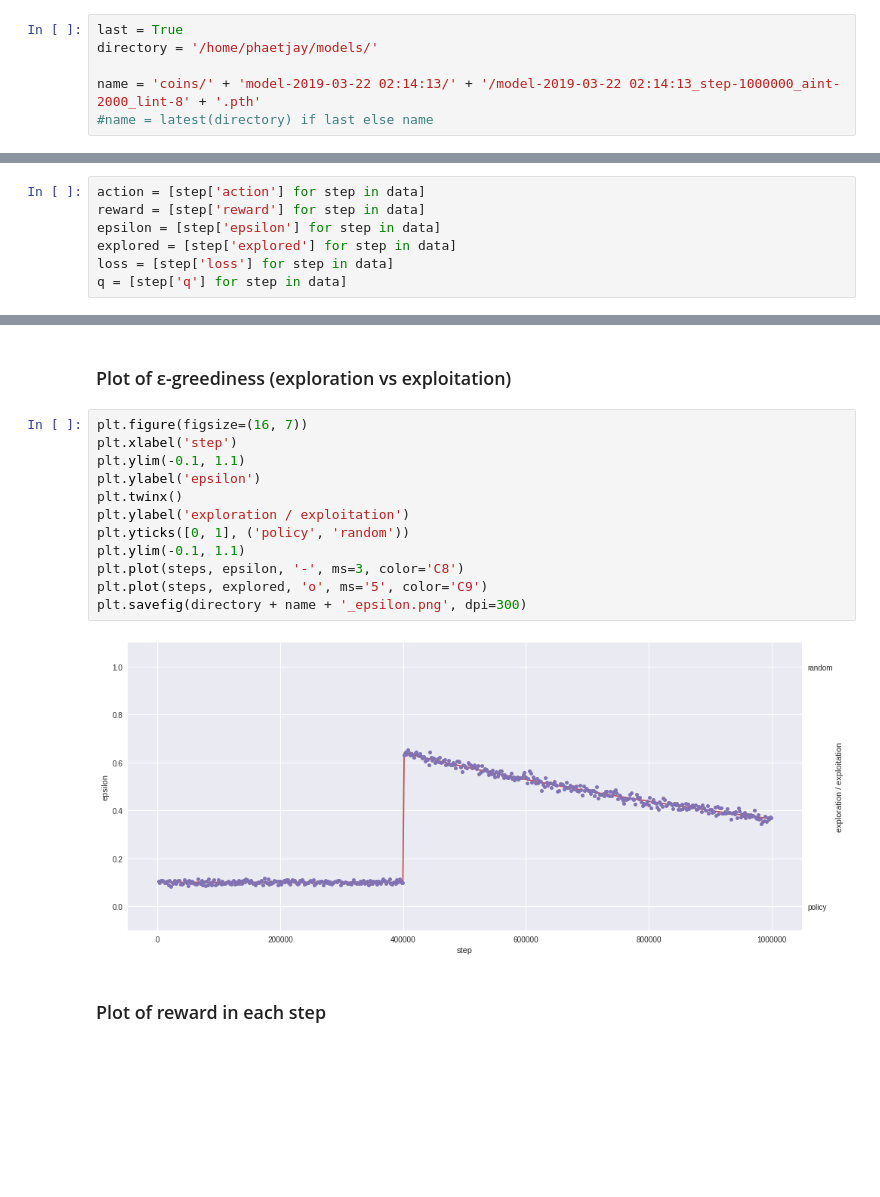
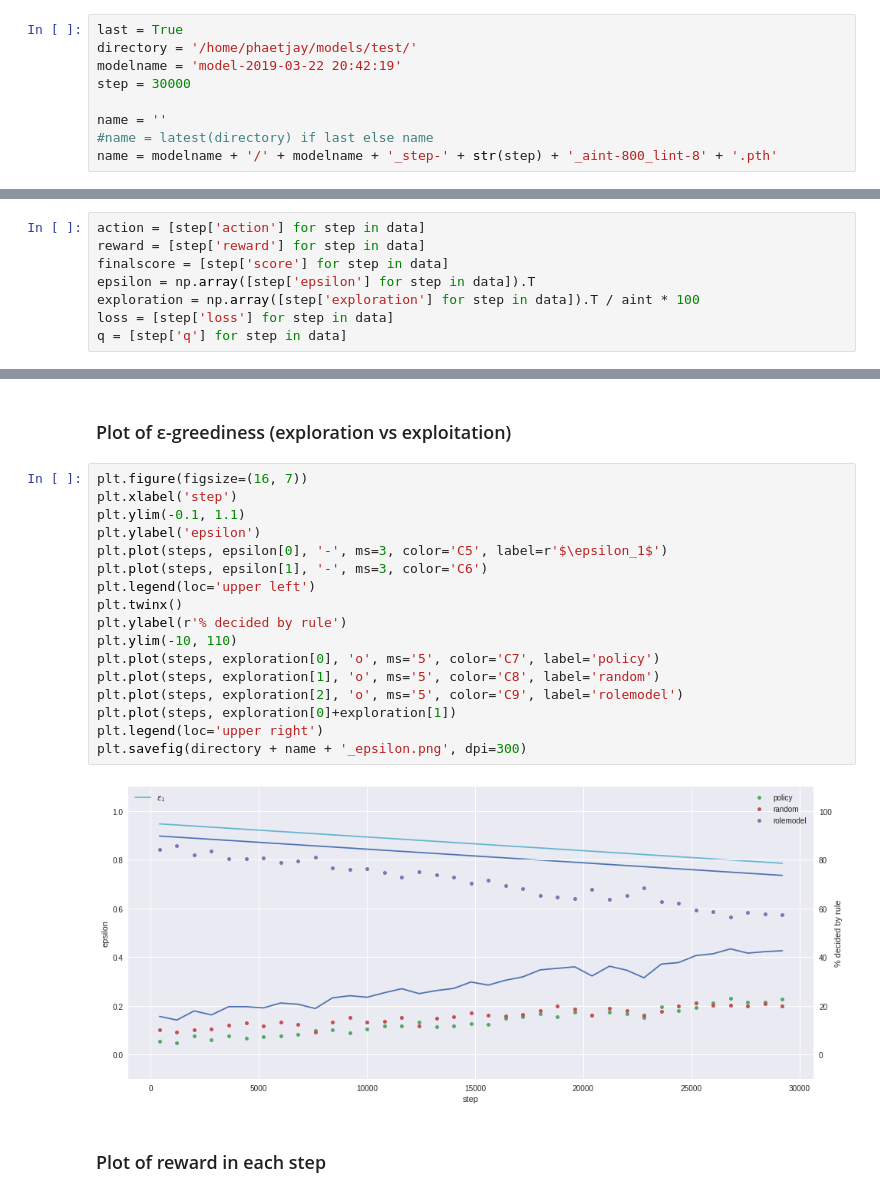
Before and after one commit to jkreft/ifml_project, a Jupyter notebook: analysis.ipynb, the cells around one changed output, grey strips where cells are left out. Cells and saved outputs as stored; diff of their text form; blank space fills up the shorter version.

```diff
--- a/analysis.ipynb
+++ b/analysis.ipynb
@@ -27,10 +27,13 @@ def latest(d):
     return flist[np.argmax(flist[np.where(flist[:,1] == np.max(flist[:,1]))][:,2])][0]
 # %%
 last = True
-directory = '/home/phaetjay/models/'
+directory = '/home/phaetjay/models/test/'
+modelname = 'model-2019-03-22 20:42:19'
+step = 30000
 
-name = 'coins/' + 'model-2019-03-22 02:14:13/' + '/model-2019-03-22 02:14:13_step-1000000_aint-2000_lint-8' + '.pth'
+name = ''
 #name = latest(directory) if last else name
+name = modelname + '/' + modelname + '_step-' + str(step) + '_aint-800_lint-8' + '.pth'
 # %%
 print('Model name:', name)
 aint = int(name.split('_aint-')[1].split('_lint')[0])
@@ -54,8 +57,9 @@ Excerpt of the data:
 # %%
 action = [step['action'] for step in data]
 reward = [step['reward'] for step in data]
-epsilon = [step['epsilon'] for step in data]
-explored = [step['explored'] for step in data]
+finalscore = [step['score'] for step in data]
+epsilon = np.array([step['epsilon'] for step in data]).T
+exploration = np.array([step['exploration'] for step in data]).T / aint * 100
 loss = [step['loss'] for step in data]
 q = [step['q'] for step in data]
 # %% [markdown]
@@ -75,17 +79,22 @@ plt.savefig(directory + name + '_action.png', dpi=300)
 # %%
 plt.figure(figsize=(16, 7))
 plt.xlabel('step')
 plt.ylim(-0.1, 1.1)
 plt.ylabel('epsilon')
+plt.plot(steps, epsilon[0], '-', ms=3, color='C5', label=r'$\epsilon_1$')
+plt.plot(steps, epsilon[1], '-', ms=3, color='C6')
+plt.legend(loc='upper left')
 plt.twinx()
-plt.ylabel('exploration / exploitation')
-plt.yticks([0, 1], ('policy', 'random'))
-plt.ylim(-0.1, 1.1)
-plt.plot(steps, epsilon, '-', ms=3, color='C8')
-plt.plot(steps, explored, 'o', ms='5', color='C9')
+plt.ylabel(r'% decided by rule')
+plt.ylim(-10, 110)
+plt.plot(steps, exploration[0], 'o', ms='5', color='C7', label='policy')
+plt.plot(steps, exploration[1], 'o', ms='5', color='C8', label='random')
+plt.plot(steps, exploration[2], 'o', ms='5', color='C9', label='rolemodel')
+plt.plot(steps, exploration[0]+exploration[1])
+plt.legend(loc='upper right')
 plt.savefig(directory + name + '_epsilon.png', dpi=300)
 # %% [output]
-[figure, old version]
+[figure, new version]
 # %% [markdown]
 ### Plot of reward in each step
 # %%
```
Also changed, not shown: parts of 5 cells of this notebook, 5 other files.
